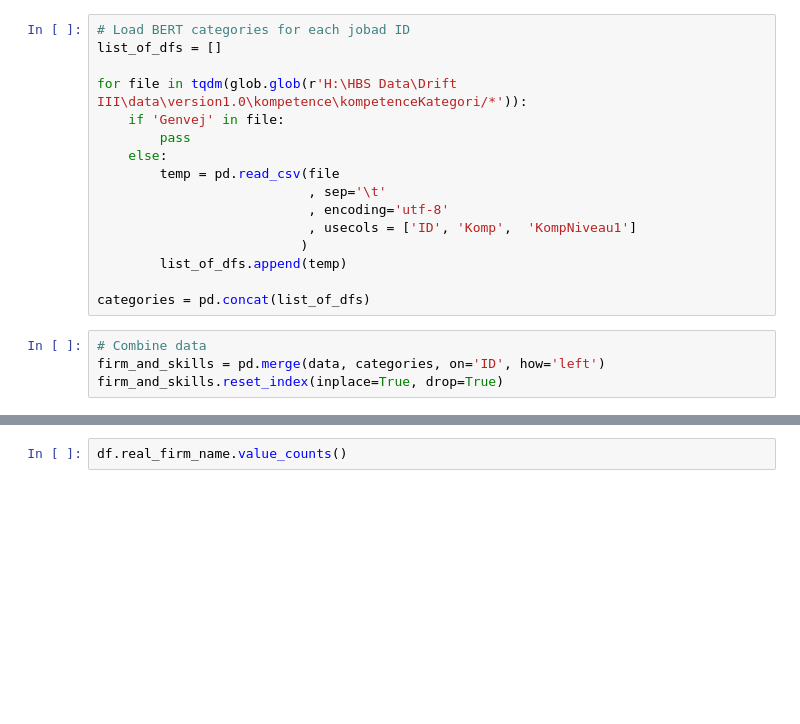
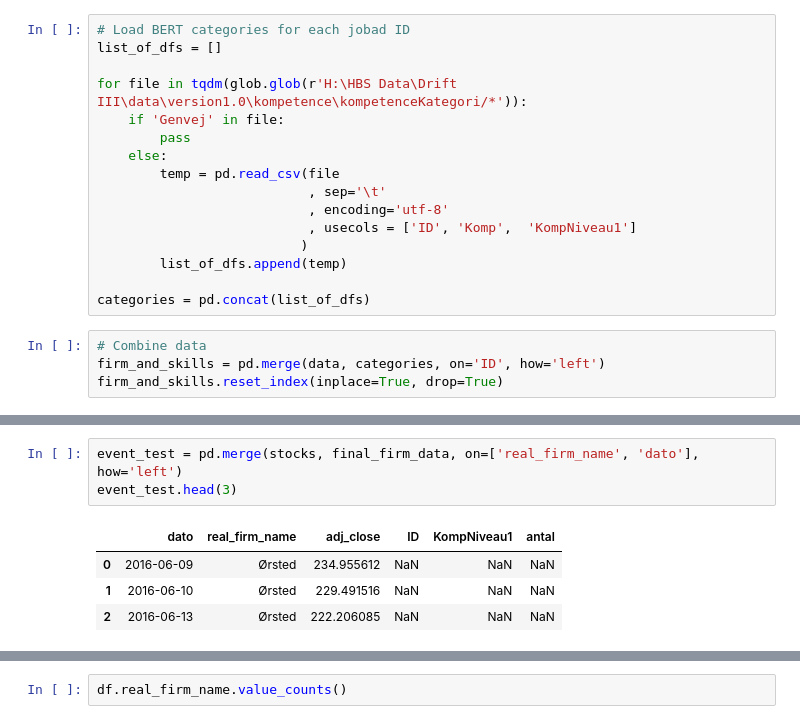
Before and after one commit to s-honore/Workforce-Skills-as-Performance-Indicators, a Jupyter notebook: create_data.ipynb, the cells around one changed output, grey strips where cells are left out. Drawn from its saved outputs; the diff is of its cells as text; blank space fills up the shorter version.

```diff
--- a/create_data.ipynb
+++ b/create_data.ipynb
@@ -42,0 +90,8 @@ firm_and_skills
+# %%
+event_test = pd.merge(stocks, final_firm_data, on=['real_firm_name', 'dato'], how='left')
+event_test.head(3)
+# %% [output]
+|  | dato | real_firm_name | adj_close | ID | KompNiveau1 | antal |
+| 0 | 2016-06-09 | Ørsted | 234.955612 | NaN | NaN | NaN |
+| 1 | 2016-06-10 | Ørsted | 229.491516 | NaN | NaN | NaN |
+| 2 | 2016-06-13 | Ørsted | 222.206085 | NaN | NaN | NaN |
```
Also changed, not shown: parts of 10 cells of this notebook, 1 other file.
